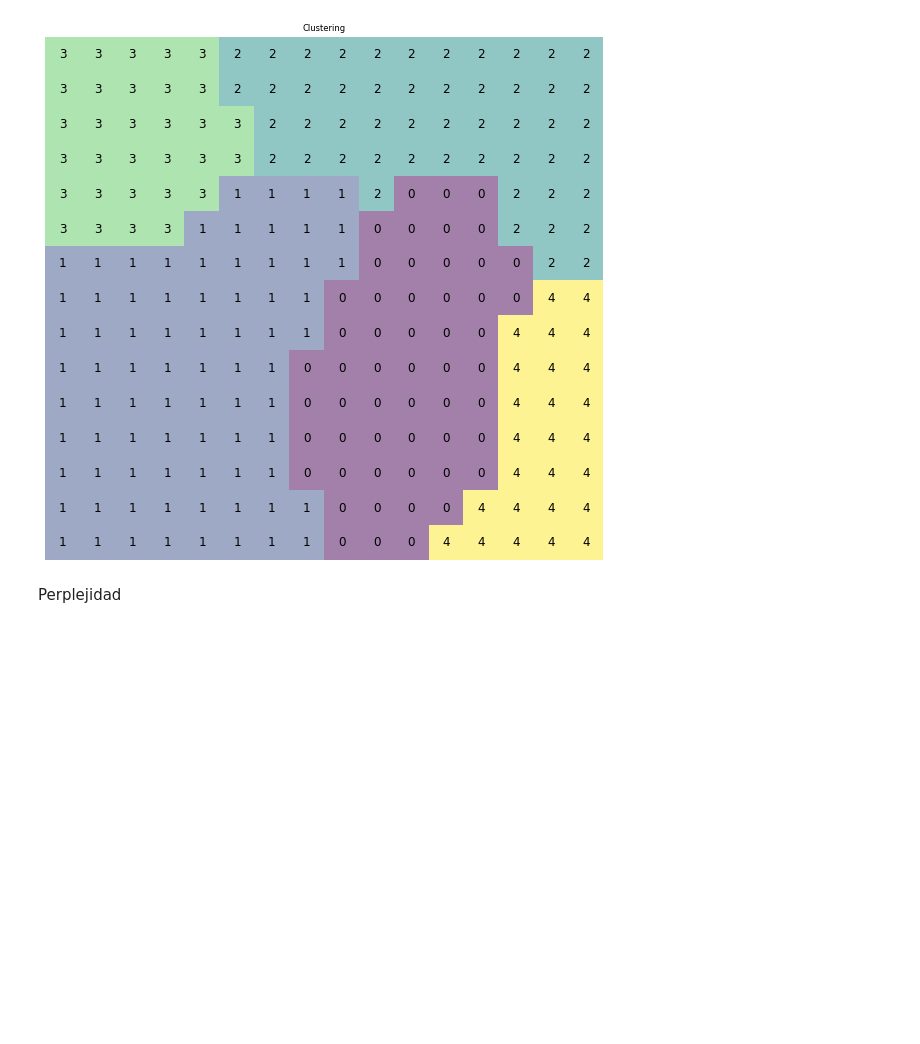
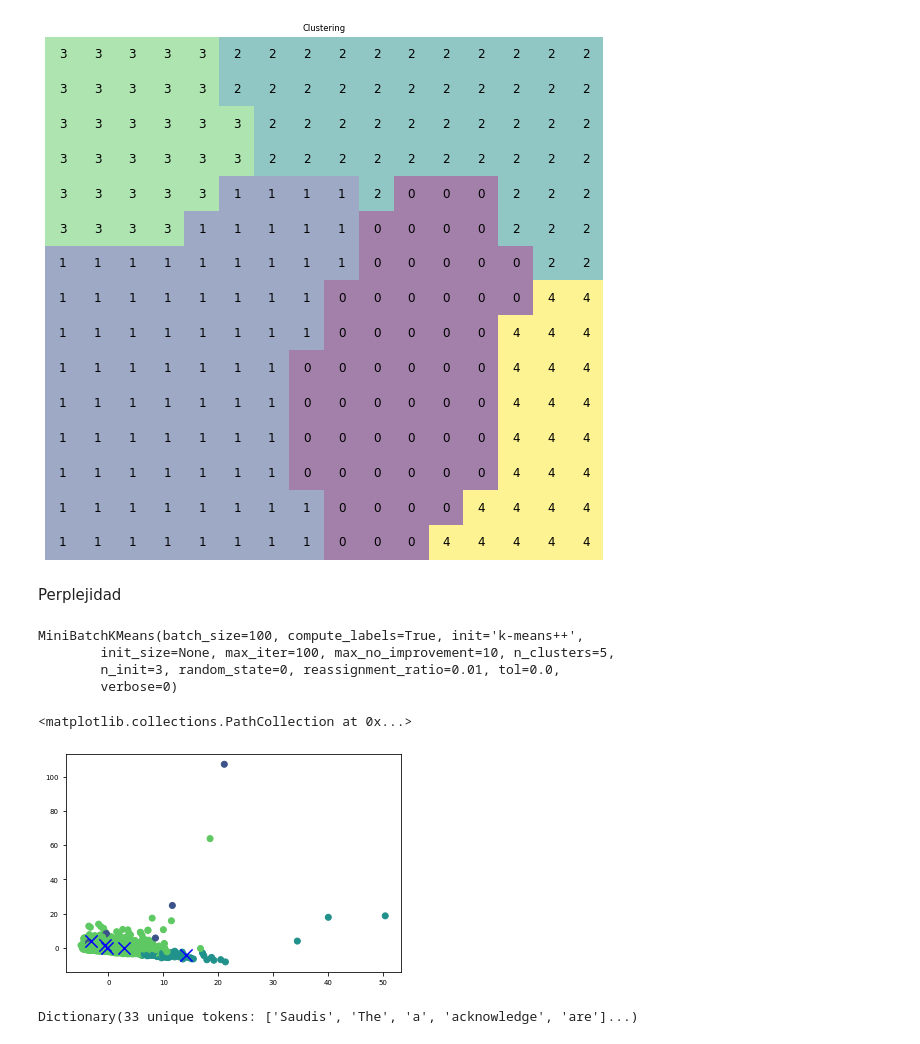
Before and after one commit to dincker/PLN, a Jupyter notebook: modelos/Latent Dirichlet Allocation (LDA).ipynb, the cells around one changed output. Drawn from its saved outputs; the diff is of its cells as text; code cells hidden in the pictures; blank space fills up the shorter version.

```diff
--- a/modelos/Latent Dirichlet Allocation (LDA).ipynb
+++ b/modelos/Latent Dirichlet Allocation (LDA).ipynb
@@ -600,0 +606,22 @@ lda_model = LatentDirichletAllocation(n_topics=20,               # Number of top
+# %%
+cls = MiniBatchKMeans(n_clusters=5,random_state=0)
+cls.fit(dtm)
+# %% [output]
+MiniBatchKMeans(batch_size=100, compute_labels=True, init='k-means++',
+        init_size=None, max_iter=100, max_no_improvement=10, n_clusters=5,
+        n_init=3, random_state=0, reassignment_ratio=0.01, tol=0.0,
+        verbose=0)
+# %%
+from sklearn.decomposition import PCA
+# reduce the features to 2D
+pca = PCA(n_components=2, random_state=0)
+reduced_features = pca.fit_transform(dtm.toarray())
+# %%
+# reduce the cluster centers to 2D
+reduced_cluster_centers = pca.transform(cls.cluster_centers_)
+# %%
+plt.scatter(reduced_features[:,0], reduced_features[:,1], c=cls.predict(dtm))
+plt.scatter(reduced_cluster_centers[:, 0], reduced_cluster_centers[:,1], marker='x', s=150, c='b')
+# %% [output]
+<matplotlib.collections.PathCollection at 0x...>
+[figure, added]
@@ -600,0 +651,6 @@ lda_model = LatentDirichletAllocation(n_topics=20,               # Number of top
+# %%
+# Get information about the dictionary
+print(dictionary)
+#> Dictionary(33 unique tokens: ['Saudis', 'The', 'a', 'acknowledge', 'are']...)
+# %% [output]
+Dictionary(33 unique tokens: ['Saudis', 'The', 'a', 'acknowledge', 'are']...)
```
Also changed, not shown: parts of 10 cells of this notebook, 5 other files.
